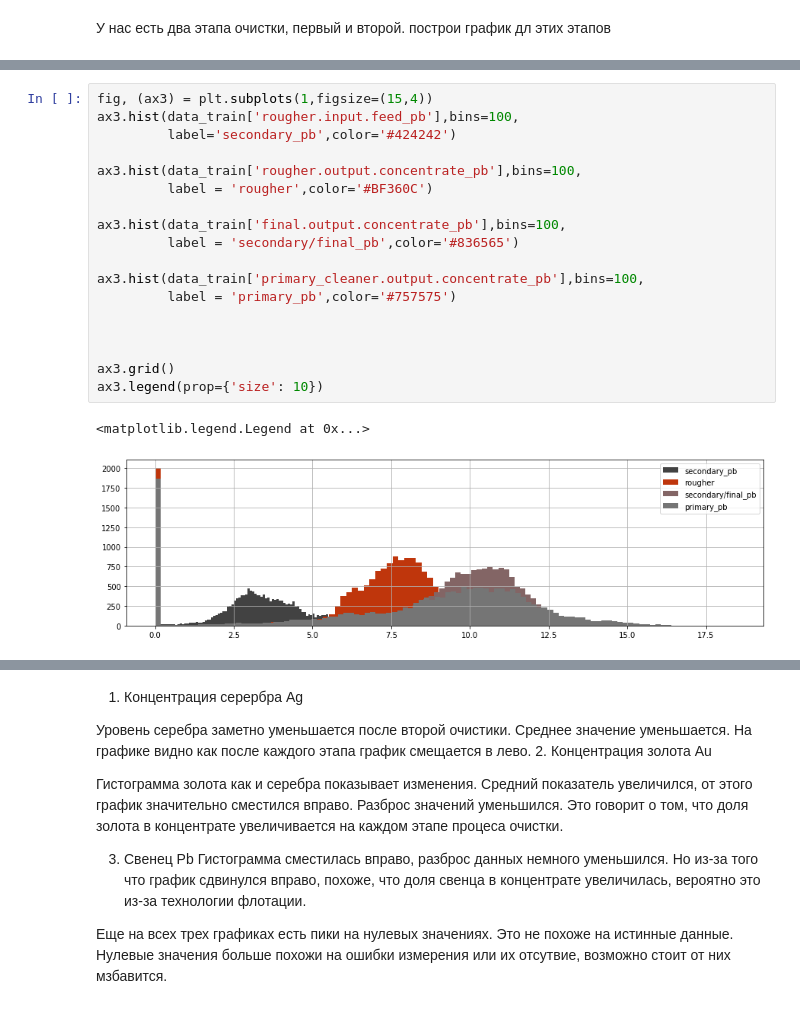
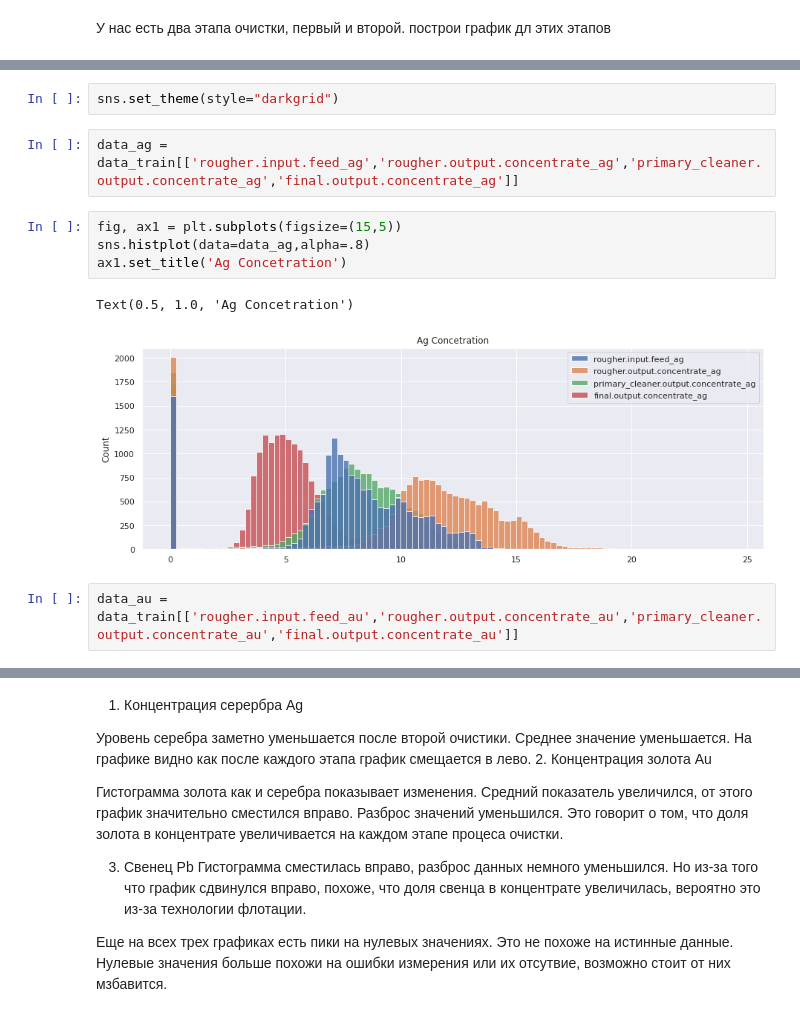
Before and after one commit to geldarr/praktikum, a Jupyter notebook: 09_technical process_4_gold_recovery/09_technical process_4_gold_recovery.ipynb, the cells around one changed output, grey strips where cells are left out. Cells and saved outputs as stored; diff of their text form.

```diff
--- a/09_technical process_4_gold_recovery/09_technical process_4_gold_recovery.ipynb
+++ b/09_technical process_4_gold_recovery/09_technical process_4_gold_recovery.ipynb
@@ -441,21 +330,13 @@ ax2.legend(prop={'size': 10})
-# %%
-fig, (ax3) = plt.subplots(1,figsize=(15,4))
-ax3.hist(data_train['rougher.input.feed_pb'],bins=100,
-         label='secondary_pb',color='#424242')
-
-ax3.hist(data_train['rougher.output.concentrate_pb'],bins=100,
-         label = 'rougher',color='#BF360C')
-
-ax3.hist(data_train['final.output.concentrate_pb'],bins=100,
-         label = 'secondary/final_pb',color='#836565')
-
-ax3.hist(data_train['primary_cleaner.output.concentrate_pb'],bins=100,
-         label = 'primary_pb',color='#757575')
-
-
-
-ax3.grid()
-ax3.legend(prop={'size': 10})
-# %% [output]
-<matplotlib.legend.Legend at 0x...>
-[figure, removed]
+# %%
+sns.set_theme(style="darkgrid")
+# %%
+data_ag = data_train[['rougher.input.feed_ag','rougher.output.concentrate_ag','primary_cleaner.output.concentrate_ag','final.output.concentrate_ag']]
+# %%
+fig, ax1 = plt.subplots(figsize=(15,5))
+sns.histplot(data=data_ag,alpha=.8)
+ax1.set_title('Ag Concetration')
+# %% [output]
+Text(0.5, 1.0, 'Ag Concetration')
+[figure, added]
+# %%
+data_au = data_train[['rougher.input.feed_au','rougher.output.concentrate_au','primary_cleaner.output.concentrate_au','final.output.concentrate_au']]
```
Also changed, not shown: parts of 51 cells of this notebook.
